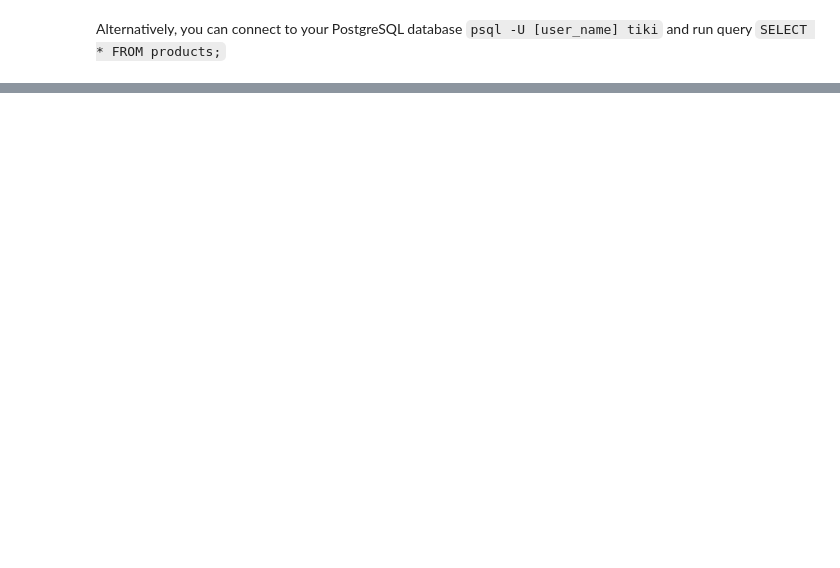
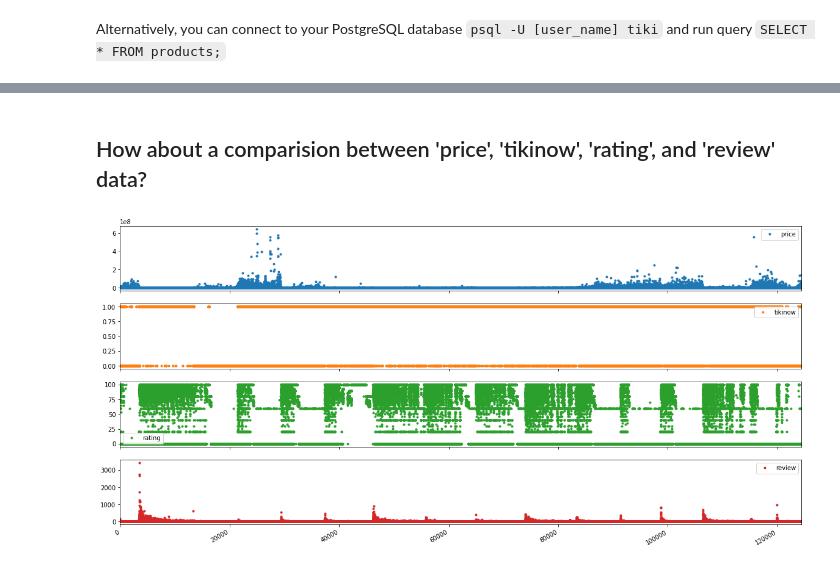
Before and after one commit to Tu-Hanh-Nguyen/Fansipan-2019-ChiLan-HanhTu-Week2-Project, a Jupyter notebook: Week_2_Project Chi Lan and Hanh Tu -Copy1.ipynb, the cells around one changed output, grey strips where cells are left out. Drawn from its saved outputs; the diff is of its cells as text; code cells hidden in the pictures; blank space fills up the shorter version.

```diff
--- a/Week_2_Project Chi Lan and Hanh Tu -Copy1.ipynb
+++ b/Week_2_Project Chi Lan and Hanh Tu -Copy1.ipynb
@@ -397,0 +514,7 @@ Alternatively, you can connect to your PostgreSQL database `psql -U [user_name]
+# %% [markdown]
+## How about a comparision between 'price', 'tikinow', 'rating', and 'review' data?
+# %%
+cols_plot = ['price', 'tikinow', 'rating', 'review']
+axes = df[cols_plot].plot(marker='.', linestyle='None', figsize=(20, 10), subplots=True)
+# %% [output]
+[figure, added]
```
Also changed, not shown: parts of 14 cells of this notebook.
